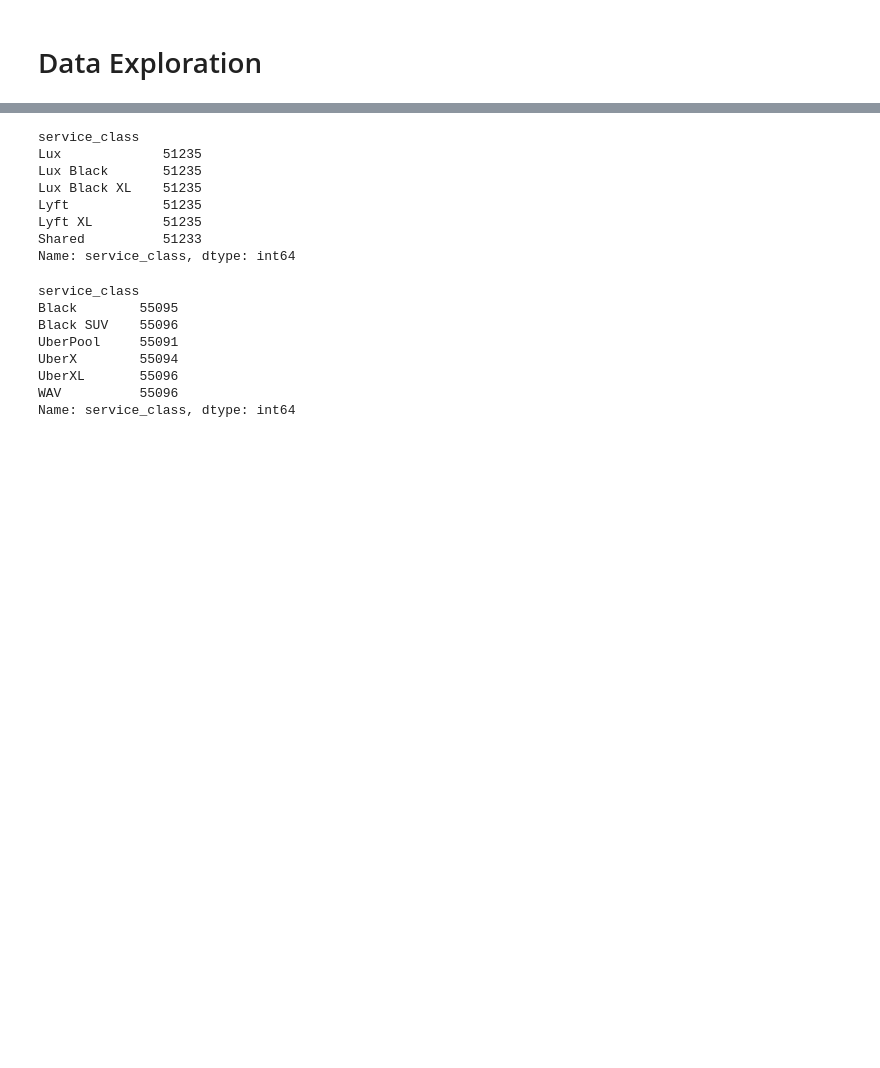
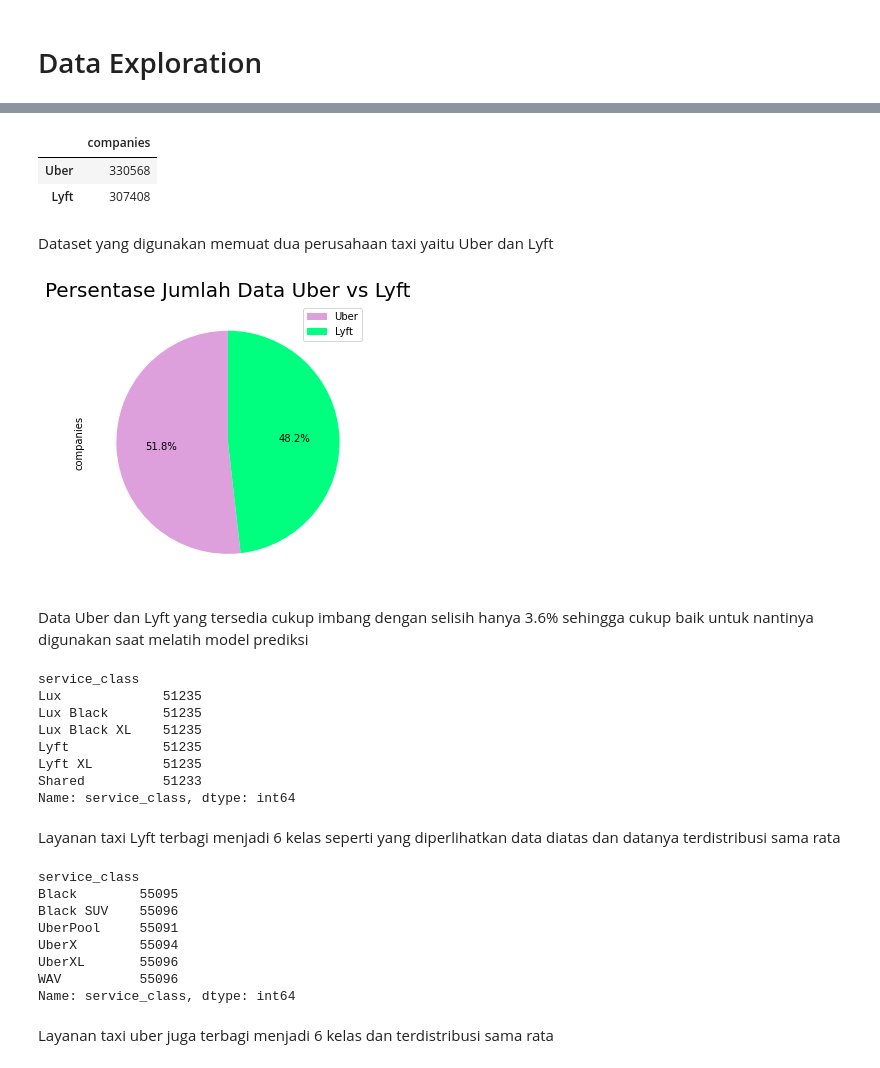
Before and after one commit to HelennaConstantia/PYTN_Kampus-Merdeka_FP1, a Jupyter notebook: PYTN_KampusMerdeka_fp1_Helenna Constantia.ipynb, the cells around one changed output, grey strips where cells are left out. Drawn from its saved outputs; the diff is of its cells as text; code cells hidden in the pictures; blank space fills up the shorter version.

Commit message:
Data exploration

```diff
--- a/PYTN_KampusMerdeka_fp1_Helenna Constantia.ipynb
+++ b/PYTN_KampusMerdeka_fp1_Helenna Constantia.ipynb
@@ -179 +182,23 @@ Melihat layanan yang tersedia pada masing-masing perusahaan (Lyft dan Uber)
+# %%
+#melihat jumlah data pada masing-masing perusahaan
+df_companies=pd.DataFrame(df_for_LR['companies'].value_counts())
+df_companies
+# %% [output]
+|  | companies |
+| Uber | 330568 |
+| Lyft | 307408 |
+# %% [markdown]
+Dataset yang digunakan memuat dua perusahaan taxi yaitu Uber dan Lyft
+# %%
+#membandingkan jumlah data masing-masing perusahaan
+df_companies['companies'].plot(kind='pie', figsize=(5,6),
+                              autopct='%1.1f%%',startangle=90,
+                              labels=None, colors=['plum','springgreen'])
+plt.title('Persentase Jumlah Data Uber vs Lyft', fontsize=20)
+plt.legend(labels=df_companies.index)
+plt.show()
+# %% [output]
+[figure, added]
+# %% [markdown]
+Data Uber dan Lyft yang tersedia cukup imbang dengan selisih hanya 3.6% sehingga cukup baik untuk nantinya digunakan saat melatih model prediksi
 # %%
@@ -187,4 +213,6 @@ Lyft            51235
 Lyft XL         51235
 Shared          51233
 Name: service_class, dtype: int64
+# %% [markdown]
+Layanan taxi Lyft terbagi menjadi 6 kelas seperti yang diperlihatkan data diatas dan datanya terdistribusi sama rata
 # %%
@@ -198,3 +227,5 @@ UberX        55094
 UberXL       55096
 WAV          55096
 Name: service_class, dtype: int64
+# %% [markdown]
+Layanan taxi uber juga terbagi menjadi 6 kelas dan terdistribusi sama rata
```
Also changed, not shown: parts of 8 cells of this notebook.
